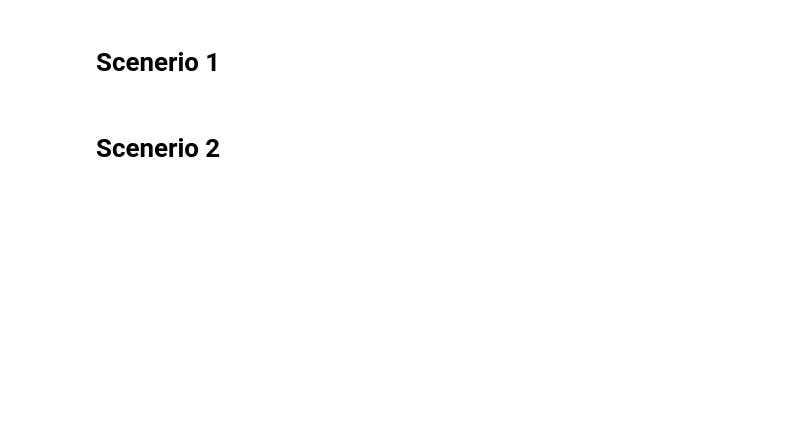
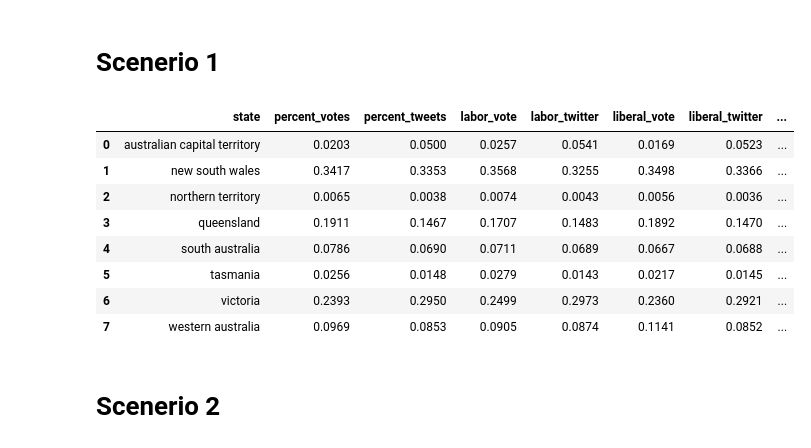
Before and after one commit to iknow1988/Cloud_Solution_Federal_Australia_Election, a Jupyter notebook: scenerio.ipynb, the cells around one changed output. Cells and saved outputs as stored; diff of their text form; code cells hidden in the pictures; blank space fills up the shorter version.

```diff
--- a/scenerio.ipynb
+++ b/scenerio.ipynb
@@ -62,34 +62,44 @@ def scenerio_1_get_combined_distribution_twitter_aurin(ip,tweeter_db,aurin_data_
     columns = ["state","Australian Labor Party", "Liberal Party of Australia", "Australian Greens",
                "Pauline Hanson's One Nation", "National Party of Australia","total_votes"]
     df_vote = df_vote[columns]
 
     # ********** Combining two dataframe by state and calculating percentage**********
     df_combined = pd.merge(df_vote,df_twitter_party, on =['state'])
     df_combined['percent_tweets']= df_combined['total_tweets']/df_combined['total_tweets'].sum()
     df_combined['percent_votes']= df_combined['total_votes']/df_combined['total_votes'].sum()
     df_combined['labor_vote']= df_combined['Australian Labor Party_x']/df_combined['Australian Labor Party_x'].sum()
     df_combined['labor_twitter']= df_combined['Australian Labor Party_y']/df_combined['Australian Labor Party_y'].sum()
     df_combined['liberal_vote']= df_combined['Liberal Party of Australia_x']/df_combined['Liberal Party of Australia_x'].sum()
     df_combined['liberal_twitter']= df_combined['Liberal Party of Australia_y']/df_combined['Liberal Party of Australia_y'].sum()
     df_combined['on_vote']= df_combined["Pauline Hanson's One Nation_x"]/df_combined["Pauline Hanson's One Nation_x"].sum()
     df_combined['on_twitter']= df_combined["Pauline Hanson's One Nation_y"]/df_combined["Pauline Hanson's One Nation_y"].sum()
     df_combined['greens_vote']= df_combined['Australian Greens_x']/df_combined['Australian Greens_x'].sum()
     df_combined['greens_twitter']= df_combined['Australian Greens_y']/df_combined['Australian Greens_y'].sum()
     df_combined['national_vote']= df_combined['National Party of Australia_x']/df_combined['National Party of Australia_x'].sum()
     df_combined['national_twitter']= df_combined['National Party of Australia_y']/df_combined['National Party of Australia_y'].sum()
 
     df_combined = df_combined[['state','percent_votes','percent_tweets','labor_vote','labor_twitter',
              'liberal_vote','liberal_twitter','on_vote','on_twitter',
             'greens_vote','greens_twitter','national_vote','national_twitter']].round(4)
 
     return df_combined
 
 
 ip = "http://admin:p01ss0n@172.26.38.71:5984/"
 tweeter_db = 'twitter'
 aurin_data_location = 'input/csv_files/vote_2016.csv'
 
-df_combined = scenerio_1_get_combined_distribution_twitter_aurin(ip, tweeter_db, aurin_data_location)
+scenerio_1_get_combined_distribution_twitter_aurin(ip, tweeter_db, aurin_data_location)
+# %% [output]
+|  | state | percent_votes | percent_tweets | labor_vote | labor_twitter | liberal_vote | liberal_twitter | ... |
+| 0 | australian capital territory | 0.0203 | 0.0500 | 0.0257 | 0.0541 | 0.0169 | 0.0523 | ... |
+| 1 | new south wales | 0.3417 | 0.3353 | 0.3568 | 0.3255 | 0.3498 | 0.3366 | ... |
+| 2 | northern territory | 0.0065 | 0.0038 | 0.0074 | 0.0043 | 0.0056 | 0.0036 | ... |
+| 3 | queensland | 0.1911 | 0.1467 | 0.1707 | 0.1483 | 0.1892 | 0.1470 | ... |
+| 4 | south australia | 0.0786 | 0.0690 | 0.0711 | 0.0689 | 0.0667 | 0.0688 | ... |
+| 5 | tasmania | 0.0256 | 0.0148 | 0.0279 | 0.0143 | 0.0217 | 0.0145 | ... |
+| 6 | victoria | 0.2393 | 0.2950 | 0.2499 | 0.2973 | 0.2360 | 0.2921 | ... |
+| 7 | western australia | 0.0969 | 0.0853 | 0.0905 | 0.0874 | 0.1141 | 0.0852 | ... |
 # %% [markdown]
 # Scenerio 2
 # %%
```
Also changed, not shown: parts of 1 cell of this notebook.
